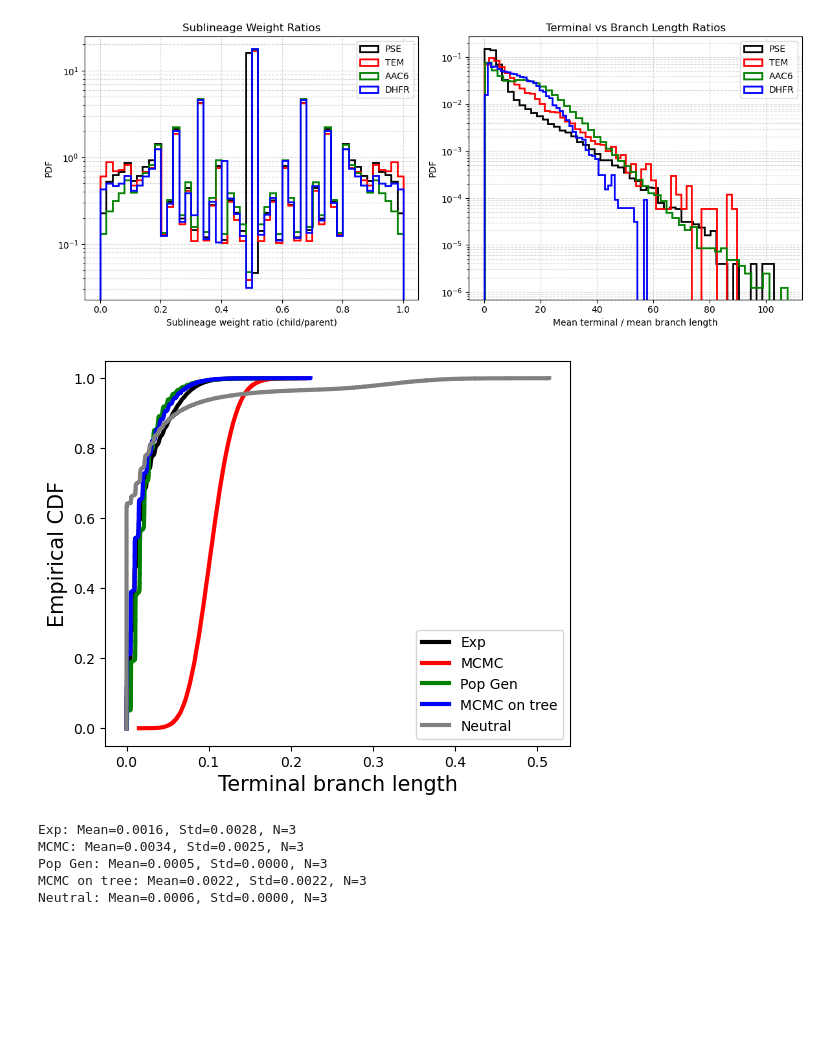
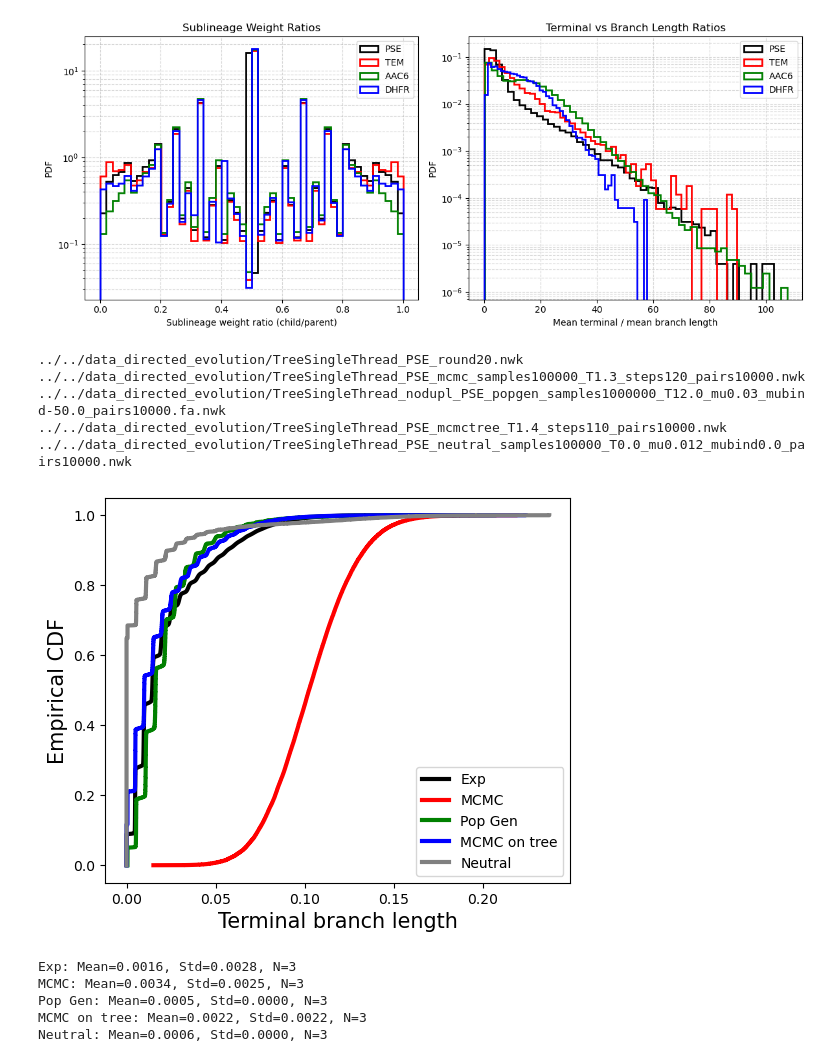
Before and after one commit to leonardodibari/Genie.jl, a Jupyter notebook: popgen/tree_statistics.ipynb, the cells around one changed output. Cells and saved outputs as stored; diff of their text form; code cells hidden in the pictures; blank space fills up the shorter version.

```diff
--- a/popgen/tree_statistics.ipynb
+++ b/popgen/tree_statistics.ipynb
@@ -407,20 +407,26 @@ def terminal_branch_length_cdf(newick_file, ax=None, label=None, color=None):
 # %%
 files = [
     "../../data_directed_evolution/TreeSingleThread_PSE_round20.nwk",
     "../../data_directed_evolution/TreeSingleThread_PSE_mcmc_samples100000_T1.3_steps120_pairs10000.nwk",
     "../../data_directed_evolution/TreeSingleThread_nodupl_PSE_popgen_samples1000000_T12.0_mu0.03_mubind-50.0_pairs10000.fa.nwk",
     "../../data_directed_evolution/TreeSingleThread_PSE_mcmctree_T1.4_steps110_pairs10000.nwk",
-    "../../data_directed_evolution/TreeSingleThread_PSE_popgen_samples100000_T0.0_mu0.03_mubind-50.0_pairs10000.nwk"
+    "../../data_directed_evolution/TreeSingleThread_PSE_neutral_samples100000_T0.0_mu0.012_mubind0.0_pairs10000.nwk"
 ]
 labels = ["Exp", "MCMC", "Pop Gen", "MCMC on tree", "Neutral"]
 colors = ["black", "red", "green", "blue", "grey"]
 
 
 fig, ax = plt.subplots(figsize=(6,5))
 
 for path, label, color in zip(files, labels, colors):
+    print(path)
     terminal_branch_length_cdf(path,label=label, ax = ax, color=color)
 
 plt.savefig("cdf_branch_length.png")
 # %% [output]
+../../data_directed_evolution/TreeSingleThread_PSE_round20.nwk
+../../data_directed_evolution/TreeSingleThread_PSE_mcmc_samples100000_T1.3_steps120_pairs10000.nwk
+../../data_directed_evolution/TreeSingleThread_nodupl_PSE_popgen_samples1000000_T12.0_mu0.03_mubind-50.0_pairs10000.fa.nwk
+../../data_directed_evolution/TreeSingleThread_PSE_mcmctree_T1.4_steps110_pairs10000.nwk
+../../data_directed_evolution/TreeSingleThread_PSE_neutral_samples100000_T0.0_mu0.012_mubind0.0_pairs10000.nwk
-[figure, old version]
+[figure, new version]
```
Also changed, not shown: parts of 2 cells of this notebook, 13 other files.
